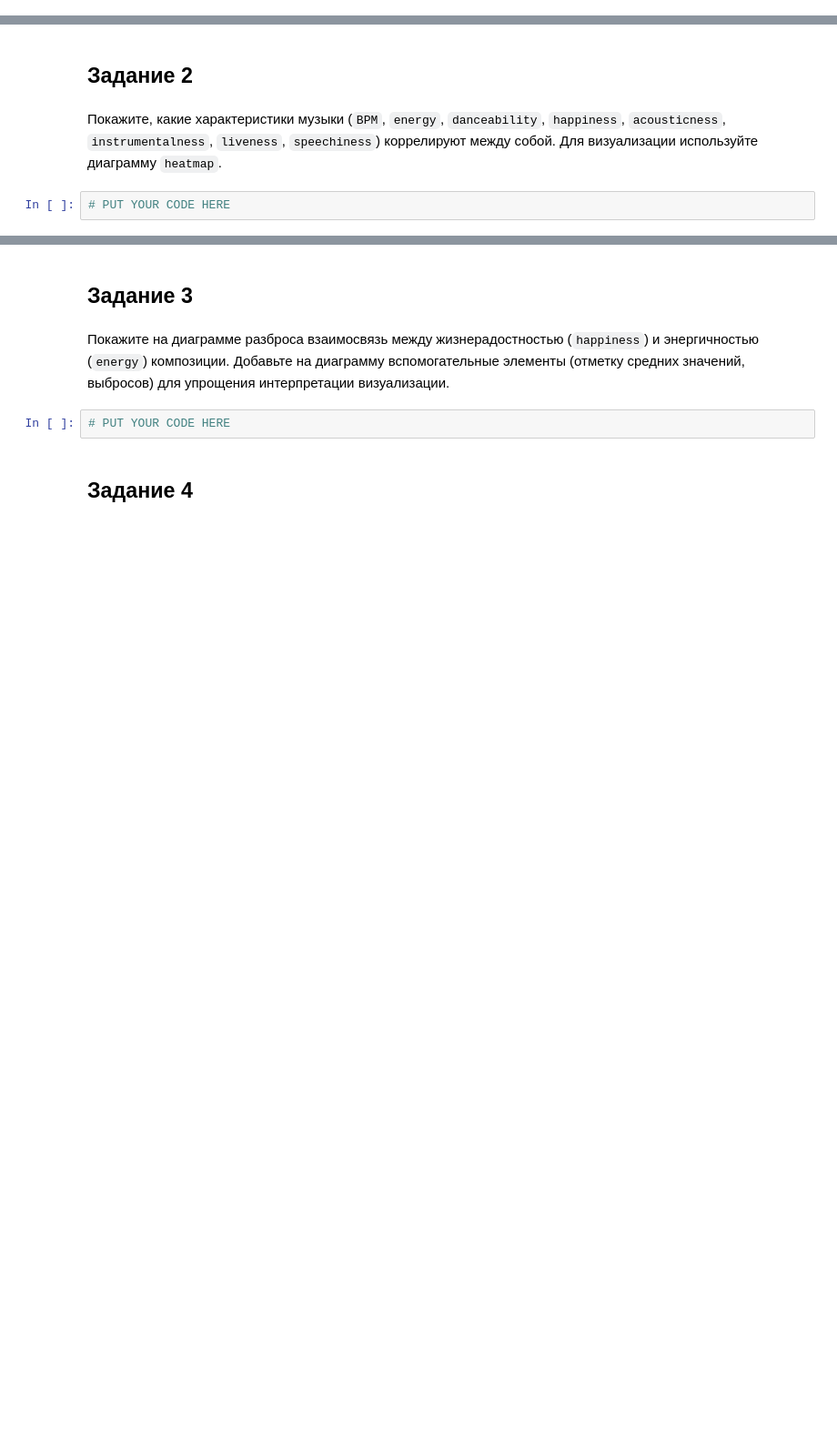
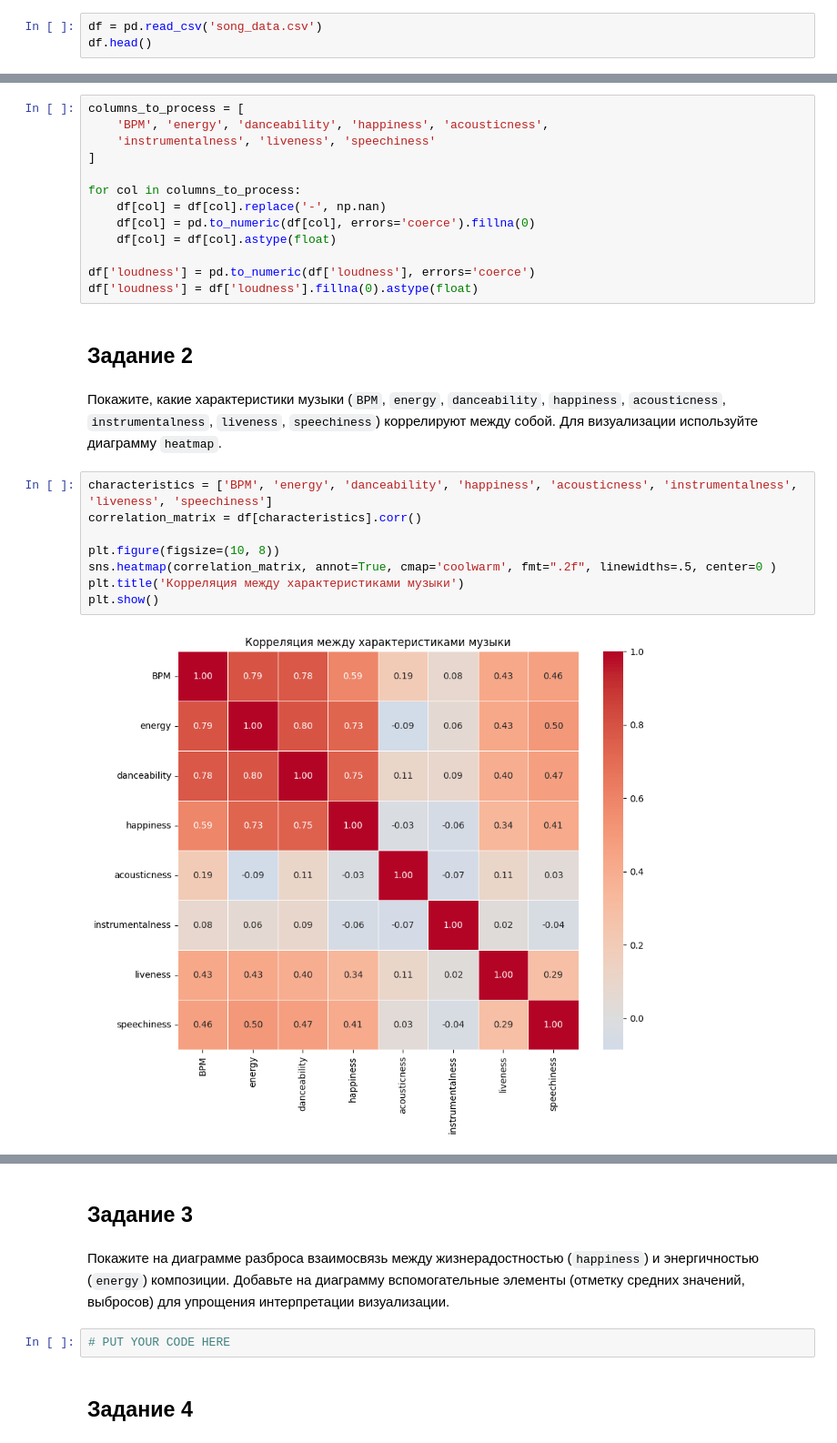
Before and after one commit to Astmatik001/MEVD002, a Jupyter notebook: МЕВД_ЛР2_24_25.ipynb, the cells around one changed output, grey strips where cells are left out. Shown at 91% size. Saved outputs shown, nothing was run; the diff lists cells and outputs as text; blank space fills up the shorter version.

```diff
--- a/МЕВД_ЛР2_24_25.ipynb
+++ b/МЕВД_ЛР2_24_25.ipynb
@@ -62,0 +61,3 @@ import seaborn as sns
+# %%
+df = pd.read_csv('song_data.csv')
+df.head()
@@ -63,6 +71,27 @@ import seaborn as sns
+# %%
+columns_to_process = [
+    'BPM', 'energy', 'danceability', 'happiness', 'acousticness',
+    'instrumentalness', 'liveness', 'speechiness'
+]
+
+for col in columns_to_process:
+    df[col] = df[col].replace('-', np.nan)
+    df[col] = pd.to_numeric(df[col], errors='coerce').fillna(0)
+    df[col] = df[col].astype(float)
+
+df['loudness'] = pd.to_numeric(df['loudness'], errors='coerce')
+df['loudness'] = df['loudness'].fillna(0).astype(float)
 # %% [markdown]
 ## Задание 2
 # %% [markdown]
 Покажите, какие характеристики музыки (`BPM`, `energy`, `danceability`, `happiness`, `acousticness`, `instrumentalness`, `liveness`, `speechiness`) коррелируют между собой. Для визуализации используйте диаграмму `heatmap`.
-# %%
-# PUT YOUR CODE HERE
+# %%
+characteristics = ['BPM', 'energy', 'danceability', 'happiness', 'acousticness', 'instrumentalness', 'liveness', 'speechiness']
+correlation_matrix = df[characteristics].corr()
+
+plt.figure(figsize=(10, 8))
+sns.heatmap(correlation_matrix, annot=True, cmap='coolwarm', fmt=".2f", linewidths=.5, center=0 )
+plt.title('Корреляция между характеристиками музыки')
+plt.show()
+# %% [output]
+[figure, added]
```
Also changed, not shown: parts of 3 cells of this notebook.
